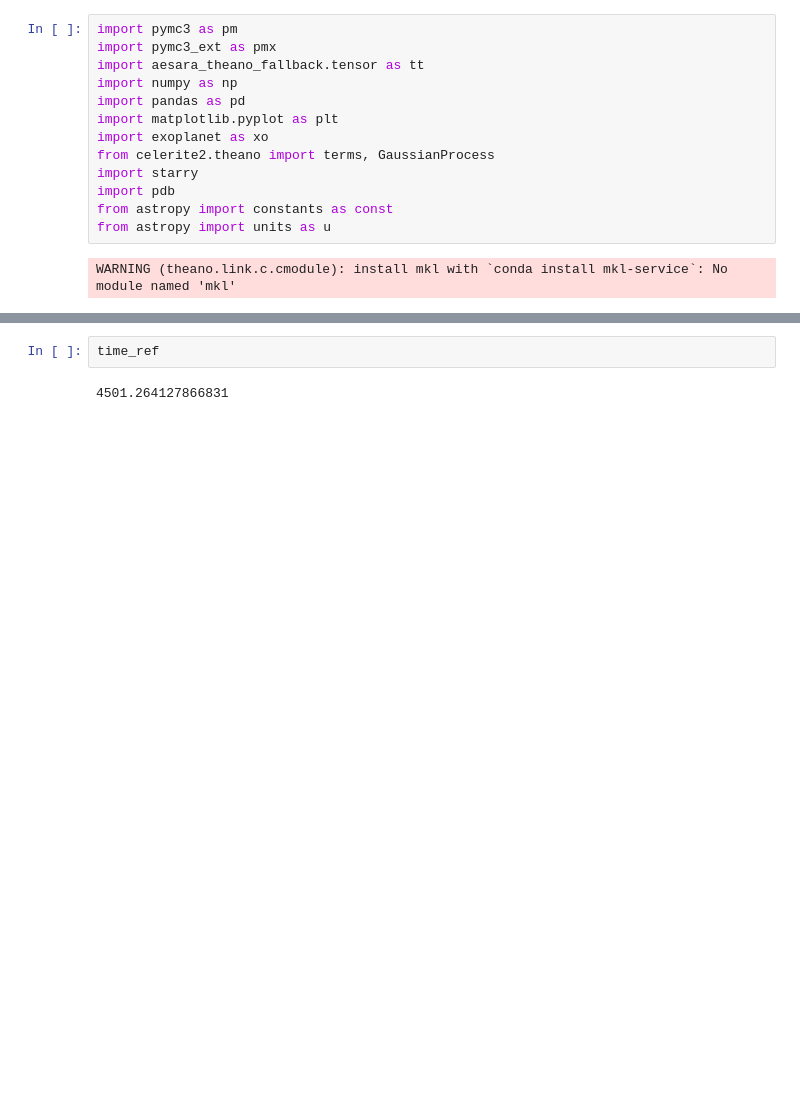
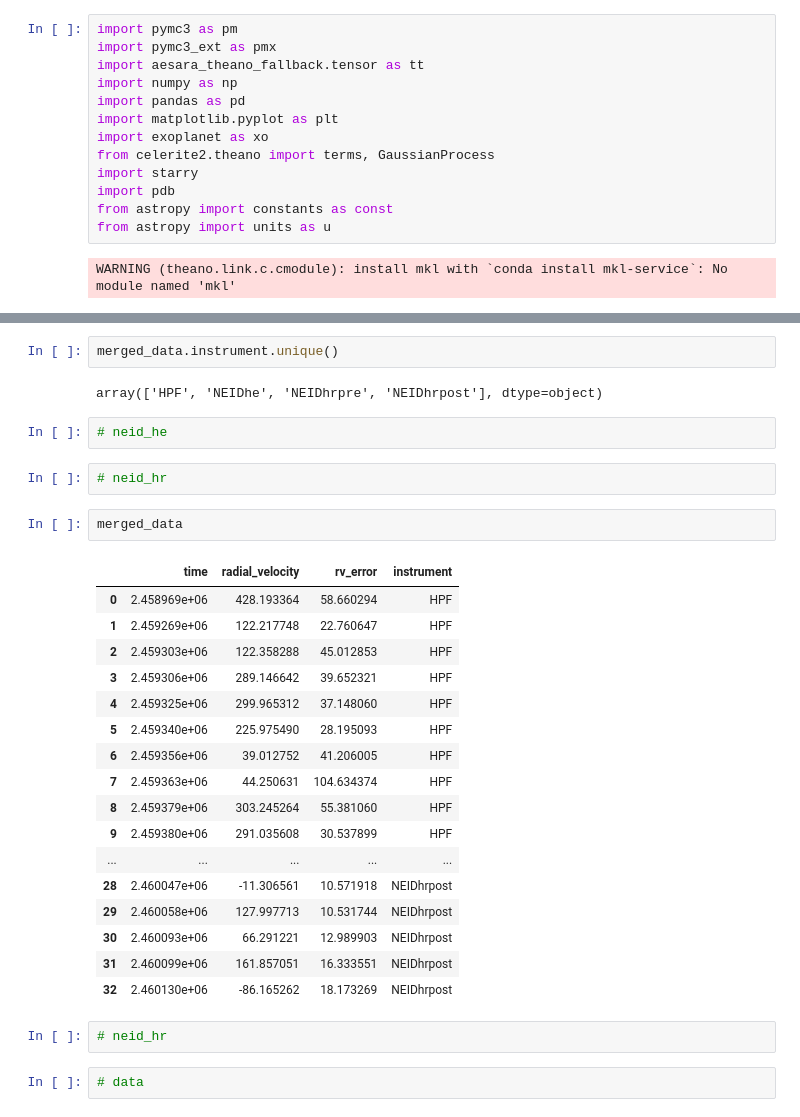
Before and after one commit to angelis21/epic-exo, a Jupyter notebook: fitting_rv_data.ipynb, the cells around one changed output, grey strips where cells are left out. Drawn from its saved outputs; the diff is of its cells as text; blank space fills up the shorter version.

```diff
--- a/fitting_rv_data.ipynb
+++ b/fitting_rv_data.ipynb
@@ -41,7 +55,35 @@ _ = plt.ylabel("radial velocity [m/s]")
+# %%
+merged_data.instrument.unique()
+# %% [output]
+array(['HPF', 'NEIDhe', 'NEIDhrpre', 'NEIDhrpost'], dtype=object)
+# %%
+# neid_he
+# %%
+# neid_hr
+# %%
+merged_data
+# %% [output]
+|  | time | radial_velocity | rv_error | instrument |
+| 0 | 2.458969e+06 | 428.193364 | 58.660294 | HPF |
+| 1 | 2.459269e+06 | 122.217748 | 22.760647 | HPF |
+| 2 | 2.459303e+06 | 122.358288 | 45.012853 | HPF |
+| 3 | 2.459306e+06 | 289.146642 | 39.652321 | HPF |
+| 4 | 2.459325e+06 | 299.965312 | 37.148060 | HPF |
+| 5 | 2.459340e+06 | 225.975490 | 28.195093 | HPF |
+| 6 | 2.459356e+06 | 39.012752 | 41.206005 | HPF |
+| 7 | 2.459363e+06 | 44.250631 | 104.634374 | HPF |
+| 8 | 2.459379e+06 | 303.245264 | 55.381060 | HPF |
+| 9 | 2.459380e+06 | 291.035608 | 30.537899 | HPF |
+| ... | ... | ... | ... | ... |
+| 28 | 2.460047e+06 | -11.306561 | 10.571918 | NEIDhrpost |
+| 29 | 2.460058e+06 | 127.997713 | 10.531744 | NEIDhrpost |
+| 30 | 2.460093e+06 | 66.291221 | 12.989903 | NEIDhrpost |
+| 31 | 2.460099e+06 | 161.857051 | 16.333551 | NEIDhrpost |
+| 32 | 2.460130e+06 | -86.165262 | 18.173269 | NEIDhrpost |
+# %%
+# neid_hr
 # %%
-time_ref
+# data
-# %% [output]
-4501.264127866831
 # %%
 periods = [6.7252337648, 1000]
 period_errs = [0.1, 500]
```
Also changed, not shown: parts of 10 cells of this notebook.
